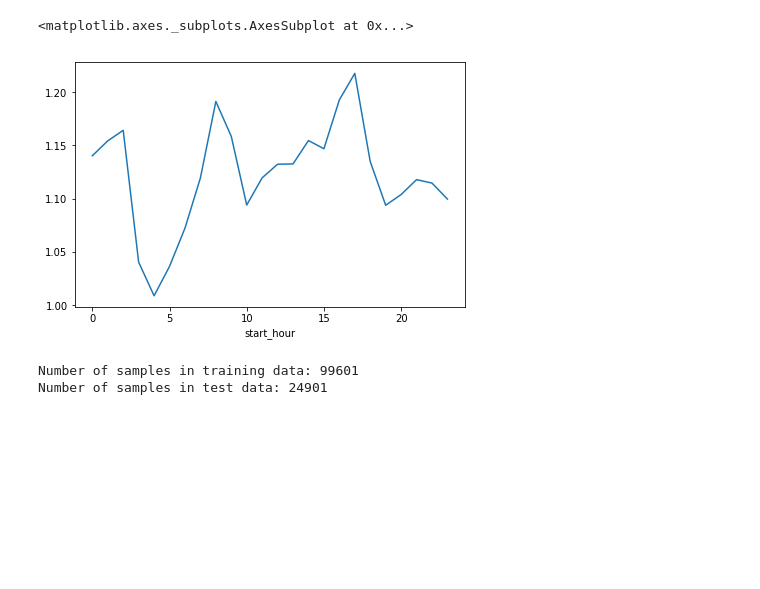
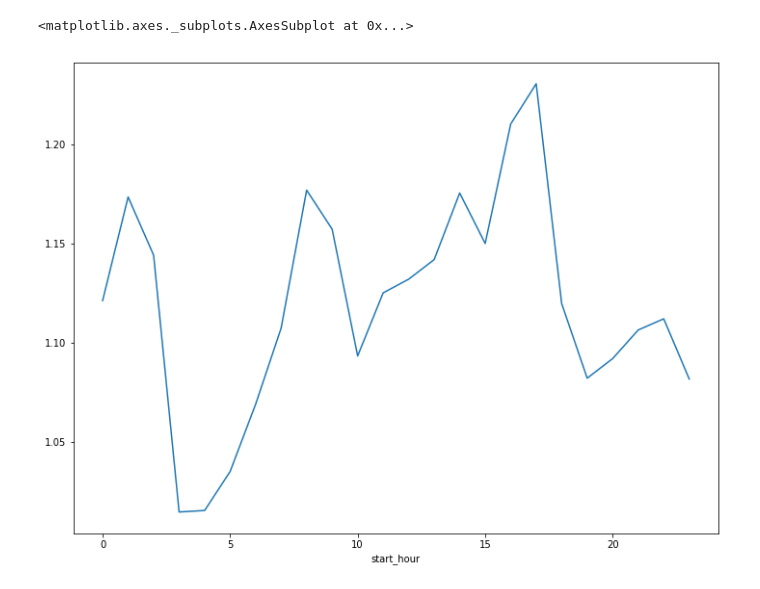
Before and after one commit to beomjundc/datax_bikeshare, a Jupyter notebook: model/prediction_trip_count.ipynb, the cells around one changed output. Cells and saved outputs as stored; diff of their text form; code cells hidden in the pictures; blank space fills up the shorter version.

Commit message:
latest prediction model work and first output of predictions

```diff
--- a/model/prediction_trip_count.ipynb
+++ b/model/prediction_trip_count.ipynb
@@ -7,10 +12,17 @@ import matplotlib.pyplot as plt
 # %%
 # Read in the trip summary data
-file_path = '../data/trip_summary_201901.csv'
-trips = pd.read_csv(file_path).dropna()
+trips_file_path = '../data/trip_summary_201901.csv'
+weather_file_path = '../data/hourly_weather_201901.csv'
+
+trips = pd.read_csv(trips_file_path).dropna()
+weather = pd.read_csv(weather_file_path).dropna()
+
 print(len(trips))
 print(trips['start_station_id'].nunique())
-trips.head()
+print(trips.head(), '\n')
+
+print(len(weather))
+print(weather.head())
 # %% [output]
 124502
 152
@@ -66,0 +68,16 @@ trips
+# %%
+# Feature engineering
+
+# Merge trips and weather
+trips = pd.merge(trips, weather, on=['start_date', 'start_hour'], how='inner')
+
+trips['start_station_has_kiosk'] = trips['start_station_has_kiosk'].astype('bool')
+trips['end_station_has_kiosk'] = trips['end_station_has_kiosk'].astype('bool')
+trips['start_dow'] = trips['start_date'].apply(lambda x: dt.datetime.strptime(x, '%Y-%m-%d')).dt.weekday_name
+trips['temperature'] = trips['temperature'].str.split(" ", expand = True)[0].astype('float')
+trips['wind'] = trips['wind'].str.split(" ", expand = True)[0].astype('float')
+trips['precip_'] = trips['precip_'].str.split(" ", expand = True)[0].astype('float')
+
+print(len(trips))
+print(trips.dtypes)
+trips.head()
@@ -67,51 +154,20 @@ trips
 # %%
-# Plot trip counts by start_hour to check if timezone is correct
+# Quick check: Plot trip counts by start_hour to check if timezone is correct
 
 # To print pyplot output inline in the notebook withput calling plt.show()
 %matplotlib inline
 
 # Increase standard plot size
-plt.rcParams['figure.figsize'] = (7, 4.5)
+plt.rcParams['figure.figsize'] = (12, 9)
 
-trips_by_hour = trips.groupby('start_hour')['trip_count'].mean()
+trips_train = X_train.join(y_train)
+
+# Calculate and plot average trip_count grouped by start_hour
+trips_by_hour = trips_train.groupby('start_hour')['trip_count'].mean()
 trips_by_hour.plot()
 
 # Comment: we can see that the peaks in activity happen in the morning and late afternoon.
 # This indicates that the timezone of the datetimes are in PST.
 # %% [output]
 <matplotlib.axes._subplots.AxesSubplot at 0x...>
-[figure, old version]
+[figure, new version]
-# %%
-# Split data into training and test set
-from sklearn.model_selection import train_test_split
-from sklearn.preprocessing import LabelEncoder
-from sklearn.preprocessing import OneHotEncoder
-
-X = trips[['start_hour'
-           , 'start_station_id'
-           , 'start_station_cap'
-           , 'start_station_has_kiosk'
-           , 'end_station_id'
-           , 'end_station_cap'
-           , 'end_station_has_kiosk'
-           , 'start_station_latitude'
-           , 'start_station_longitude'
-           , 'end_station_latitude'
-           , 'end_station_longitude'
-           , 'sum_duration_min'
-           , 'start_dow']]
-y = trips['trip_count']
-
-onehot_cols = ['start_station_id', 'end_station_id', 'start_dow']
-
-for k, v in enumerate(onehot_cols):
-    one_hot = pd.get_dummies(X[v], prefix=v)
-    X = X.drop(v, axis=1) # drop column as it is now encoded
-    X = X.join(one_hot) # join the encoded df
-
-X_train, X_test, y_train, y_test = train_test_split(X, y, test_size=0.2, random_state=100)
-print ('Number of samples in training data:',len(x_train))
-print ('Number of samples in test data:',len(x_test))
-# %% [output]
-Number of samples in training data: 99601
-Number of samples in test data: 24901
```
Also changed, not shown: parts of 23 cells of this notebook, 1 other file.
